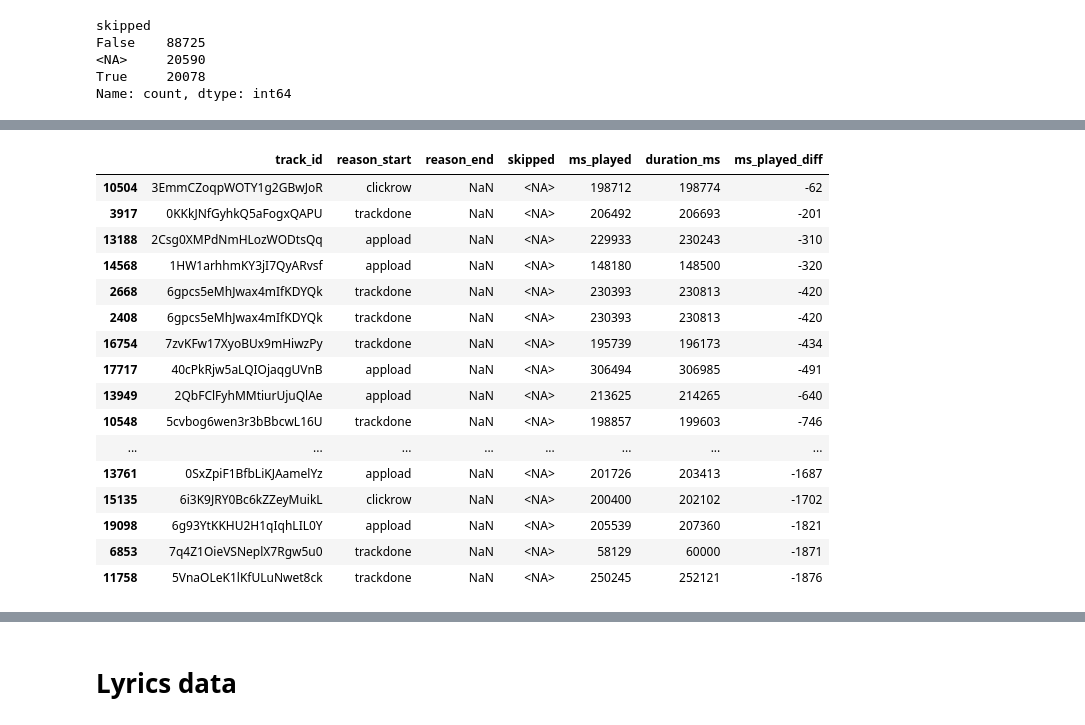
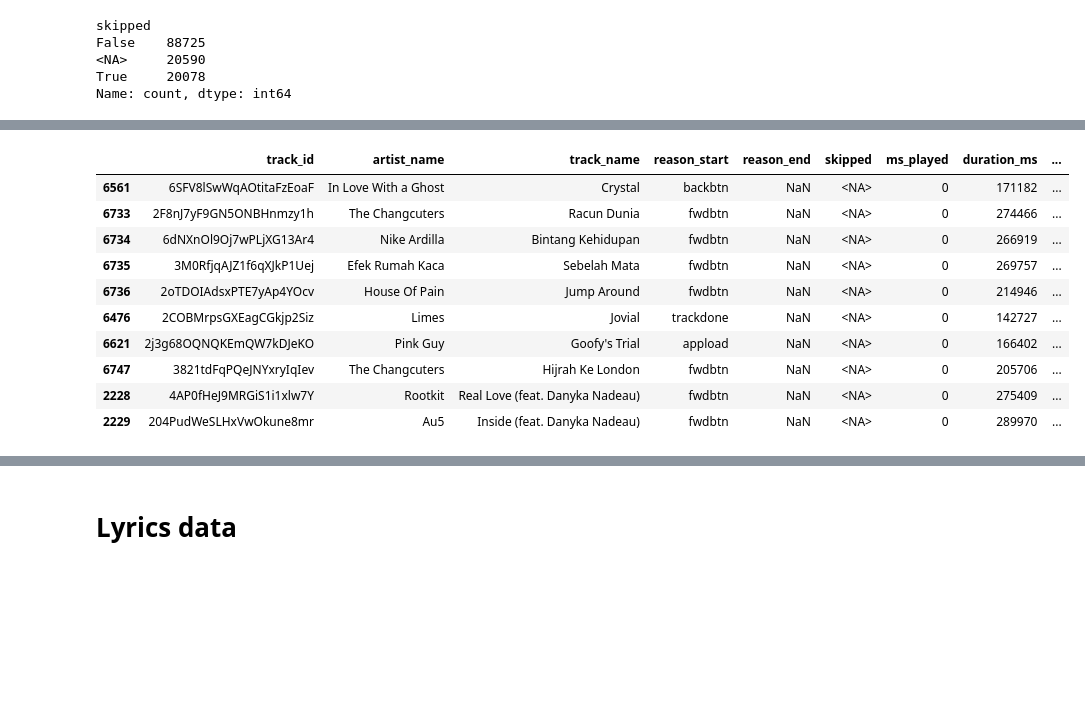
Before and after one commit to nazhifkojaz/Spotify-Analysis-Data-Collection-, a Jupyter notebook: data_preprocessing.ipynb, the cells around one changed output, grey strips where cells are left out. Drawn from its saved outputs; the diff is of its cells as text; code cells hidden in the pictures; blank space fills up the shorter version.

```diff
--- a/data_preprocessing.ipynb
+++ b/data_preprocessing.ipynb
@@ -586,6 +593,8 @@ tracks_df = tracks_df.merge(track_info, on='track_id', how='left')
+# %%
+tracks_df['ms_played_ratio'] = tracks_df['ms_played'] / tracks_df['duration_ms']
 # %%
 # store a label for a shorter syntax
-skipped_labels = ['track_id', 'reason_start', 'reason_end', 'skipped', 'ms_played', 'duration_ms']
+skipped_labels = ['track_id', 'artist_name', 'track_name', 'reason_start', 'reason_end', 'skipped', 'ms_played', 'duration_ms']
 # %%
 tracks_df[(tracks_df['reason_end'] == 'trackdone')
           & (tracks_df['ms_played'] < tracks_df['duration_ms'])] \
@@ -607,25 +609,15 @@ tracks_df[(tracks_df['reason_end'] == 'trackdone')
-# %%
-# create a new column of difference between duration_ms and ms_played
-tracks_df['ms_played_diff'] = tracks_df['ms_played'] - tracks_df['duration_ms']
 # %%
-tracks_df[(tracks_df['ms_played_diff'] < 0) &
-          (tracks_df['reason_end'].isna())] \
-            [skipped_labels + ['ms_played_diff']].sort_values('ms_played_diff', ascending=False).head(50)
+tracks_df[(tracks_df['reason_end'].isna())] \
+            [skipped_labels + ['ms_played_ratio']].sort_values('ms_played_ratio', ascending=True).head(10)
 # %% [output]
-|  | track_id | reason_start | reason_end | skipped | ms_played | duration_ms | ms_played_diff |
-| 10504 | 3EmmCZoqpWOTY1g2GBwJoR | clickrow | NaN | <NA> | 198712 | 198774 | -62 |
-| 3917 | 0KKkJNfGyhkQ5aFogxQAPU | trackdone | NaN | <NA> | 206492 | 206693 | -201 |
-| 13188 | 2Csg0XMPdNmHLozWODtsQq | appload | NaN | <NA> | 229933 | 230243 | -310 |
-| 14568 | 1HW1arhhmKY3jI7QyARvsf | appload | NaN | <NA> | 148180 | 148500 | -320 |
-| 2668 | 6gpcs5eMhJwax4mIfKDYQk | trackdone | NaN | <NA> | 230393 | 230813 | -420 |
-| 2408 | 6gpcs5eMhJwax4mIfKDYQk | trackdone | NaN | <NA> | 230393 | 230813 | -420 |
-| 16754 | 7zvKFw17XyoBUx9mHiwzPy | trackdone | NaN | <NA> | 195739 | 196173 | -434 |
-| 17717 | 40cPkRjw5aLQIOjaqgUVnB | appload | NaN | <NA> | 306494 | 306985 | -491 |
-| 13949 | 2QbFClFyhMMtiurUjuQlAe | appload | NaN | <NA> | 213625 | 214265 | -640 |
-| 10548 | 5cvbog6wen3r3bBbcwL16U | trackdone | NaN | <NA> | 198857 | 199603 | -746 |
-| ... | ... | ... | ... | ... | ... | ... | ... |
-| 13761 | 0SxZpiF1BfbLiKJAamelYz | appload | NaN | <NA> | 201726 | 203413 | -1687 |
-| 15135 | 6i3K9JRY0Bc6kZZeyMuikL | clickrow | NaN | <NA> | 200400 | 202102 | -1702 |
-| 19098 | 6g93YtKKHU2H1qIqhLIL0Y | appload | NaN | <NA> | 205539 | 207360 | -1821 |
-| 6853 | 7q4Z1OieVSNeplX7Rgw5u0 | trackdone | NaN | <NA> | 58129 | 60000 | -1871 |
-| 11758 | 5VnaOLeK1lKfULuNwet8ck | trackdone | NaN | <NA> | 250245 | 252121 | -1876 |
+|  | track_id | artist_name | track_name | reason_start | reason_end | skipped | ms_played | duration_ms | ... |
+| 6561 | 6SFV8lSwWqAOtitaFzEoaF | In Love With a Ghost | Crystal | backbtn | NaN | <NA> | 0 | 171182 | ... |
+| 6733 | 2F8nJ7yF9GN5ONBHnmzy1h | The Changcuters | Racun Dunia | fwdbtn | NaN | <NA> | 0 | 274466 | ... |
+| 6734 | 6dNXnOl9Oj7wPLjXG13Ar4 | Nike Ardilla | Bintang Kehidupan | fwdbtn | NaN | <NA> | 0 | 266919 | ... |
+| 6735 | 3M0RfjqAJZ1f6qXJkP1Uej | Efek Rumah Kaca | Sebelah Mata | fwdbtn | NaN | <NA> | 0 | 269757 | ... |
+| 6736 | 2oTDOIAdsxPTE7yAp4YOcv | House Of Pain | Jump Around | fwdbtn | NaN | <NA> | 0 | 214946 | ... |
+| 6476 | 2COBMrpsGXEagCGkjp2Siz | Limes | Jovial | trackdone | NaN | <NA> | 0 | 142727 | ... |
+| 6621 | 2j3g68OQNQKEmQW7kDJeKO | Pink Guy | Goofy's Trial | appload | NaN | <NA> | 0 | 166402 | ... |
+| 6747 | 3821tdFqPQeJNYxryIqIev | The Changcuters | Hijrah Ke London | fwdbtn | NaN | <NA> | 0 | 205706 | ... |
+| 2228 | 4AP0fHeJ9MRGiS1i1xlw7Y | Rootkit | Real Love (feat. Danyka Nadeau) | fwdbtn | NaN | <NA> | 0 | 275409 | ... |
+| 2229 | 204PudWeSLHxVwOkune8mr | Au5 | Inside (feat. Danyka Nadeau) | fwdbtn | NaN | <NA> | 0 | 289970 | ... |
```
Also changed, not shown: parts of 24 cells of this notebook, 1 other file.
